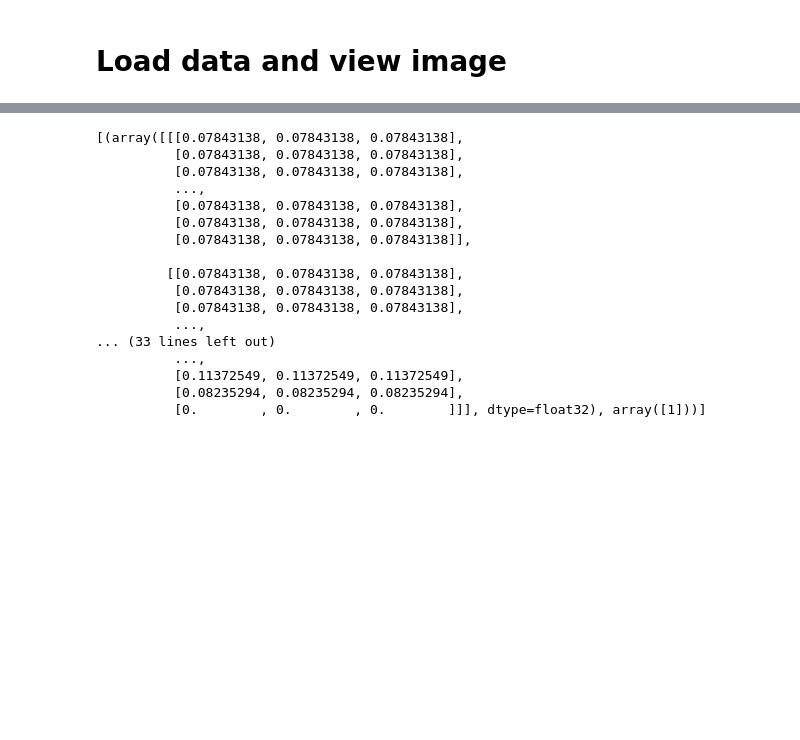
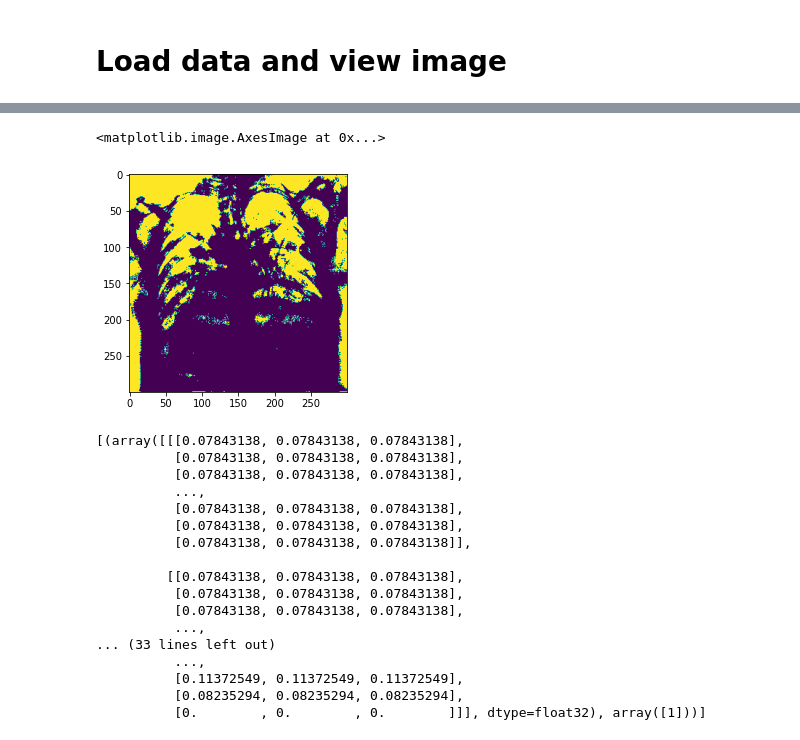
Before and after one commit to AnahVeronica/RANZCR_CLiP_Catheter_and_Line_Position_Challenge, a Jupyter notebook: RANZCR_CLiP_Catheter_and_Line_Position_Challenge.ipynb, the cells around one changed output, grey strips where cells are left out. Cells and saved outputs as stored; diff of their text form; code cells hidden in the pictures; blank space fills up the shorter version.

```diff
--- a/RANZCR_CLiP_Catheter_and_Line_Position_Challenge.ipynb
+++ b/RANZCR_CLiP_Catheter_and_Line_Position_Challenge.ipynb
@@ -142,3 +165,11 @@ plt.imshow(np.array(inspect[0][0]))
+# %%
+#gray = cv.cvtColor(img, cv.COLOR_RGB2GRAY)
+ret, thresh = cv.threshold(gray, 0, 255, cv.THRESH_BINARY_INV + cv.THRESH_OTSU)
+# %%
+plt.imshow(thresh)
+# %% [output]
+<matplotlib.image.AxesImage at 0x...>
+[figure, added]
 # %%
 inspect
 # %% [output]
```
Also changed, not shown: parts of 9 cells of this notebook.
